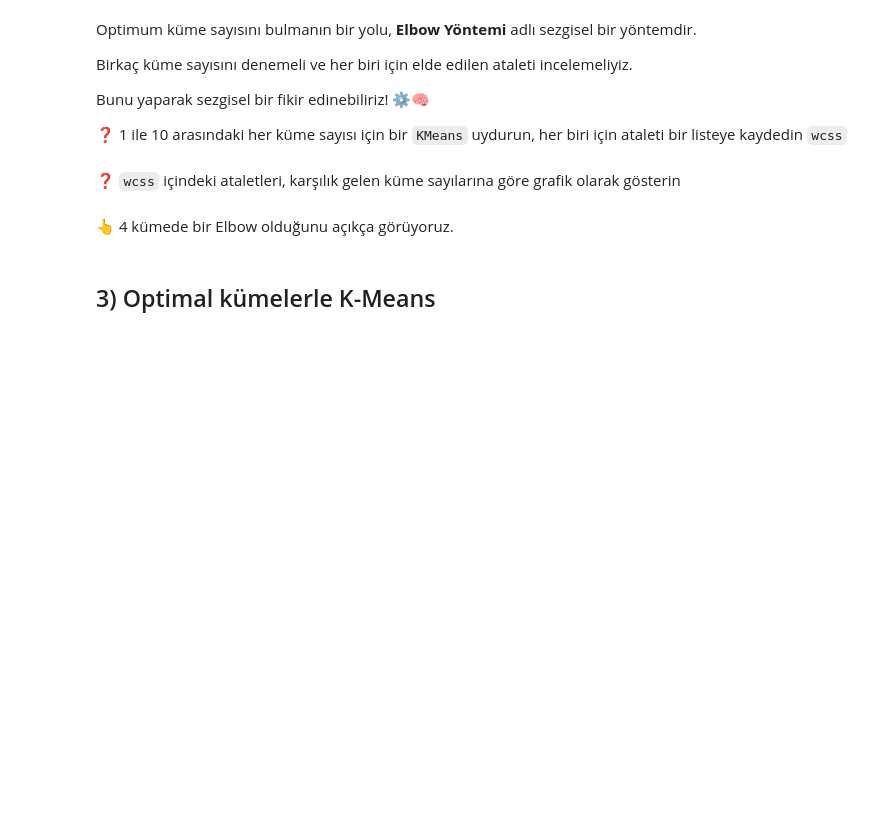
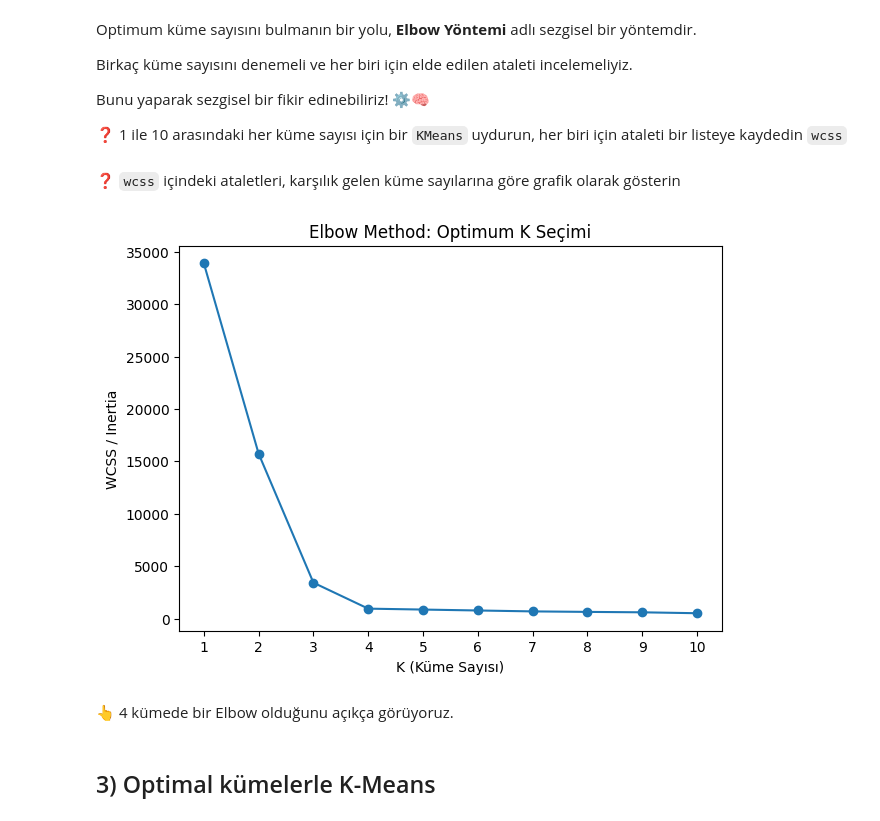
Before and after one commit to tmy-datamesa/S17D3-S-data-image-compressor, a Jupyter notebook: warmup_k_means.ipynb, the cells around one changed output. Drawn from its saved outputs; the diff is of its cells as text; code cells hidden in the pictures; blank space fills up the shorter version.

```diff
--- a/warmup_k_means.ipynb
+++ b/warmup_k_means.ipynb
@@ -179,2 +176,16 @@ pass  # SENİN KODUN BURAYA
+# %%
+# Optimum küme sayısını bulmak için elbow yöntemini uygulayın.
+wcss = []
+clusters = list(range(1, 11))
+
+for k in clusters:
+    # Her k için yeni bir KMeans modeli kuruyoruz
+    kmeans = KMeans(n_clusters=k, random_state=random_state)
+
+    # Modeli veriye uyduruyoruz
+    kmeans.fit(X)
+
+    # O k için inertia (WCSS/SSE) değerini listeye ekliyoruz
+    wcss.append(kmeans.inertia_)
 # %% [markdown]
 ❓  `wcss` içindeki ataletleri, karşılık gelen küme sayılarına göre grafik olarak gösterin
@@ -183,3 +192,16 @@ pass  # SENİN KODUN BURAYA
+# %%
+plt.figure(figsize=(7,5))
+
+# x: denediğimiz k değerleri, y: her k için inertia (WCSS)
+plt.plot(clusters, wcss, marker="o")
+
+plt.title("Elbow Method: Optimum K Seçimi")
+plt.xlabel("K (Küme Sayısı)")
+plt.ylabel("WCSS / Inertia")
+plt.xticks(clusters)  # 1..10'u eksende net gösterelim
+plt.show()
+# %% [output]
+[figure, added]
 # %% [markdown]
 👆 4 kümede bir Elbow olduğunu açıkça görüyoruz.
 # %% [markdown]
```
Also changed, not shown: parts of 9 cells of this notebook.
